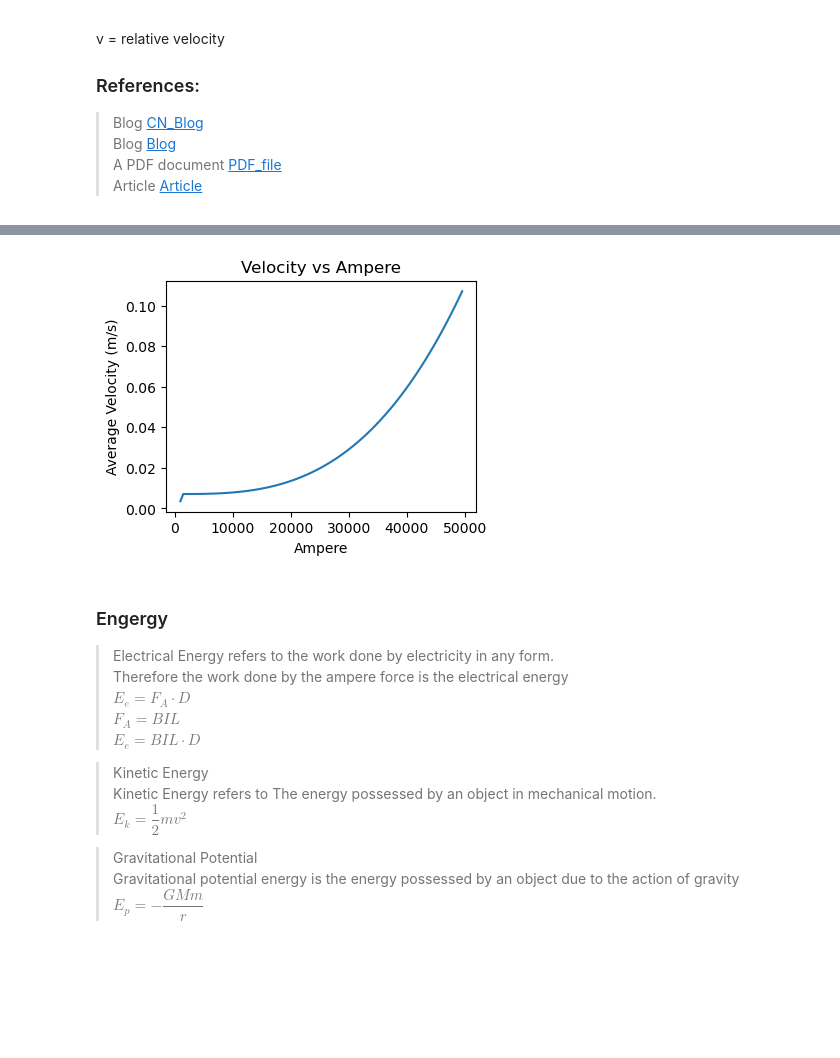
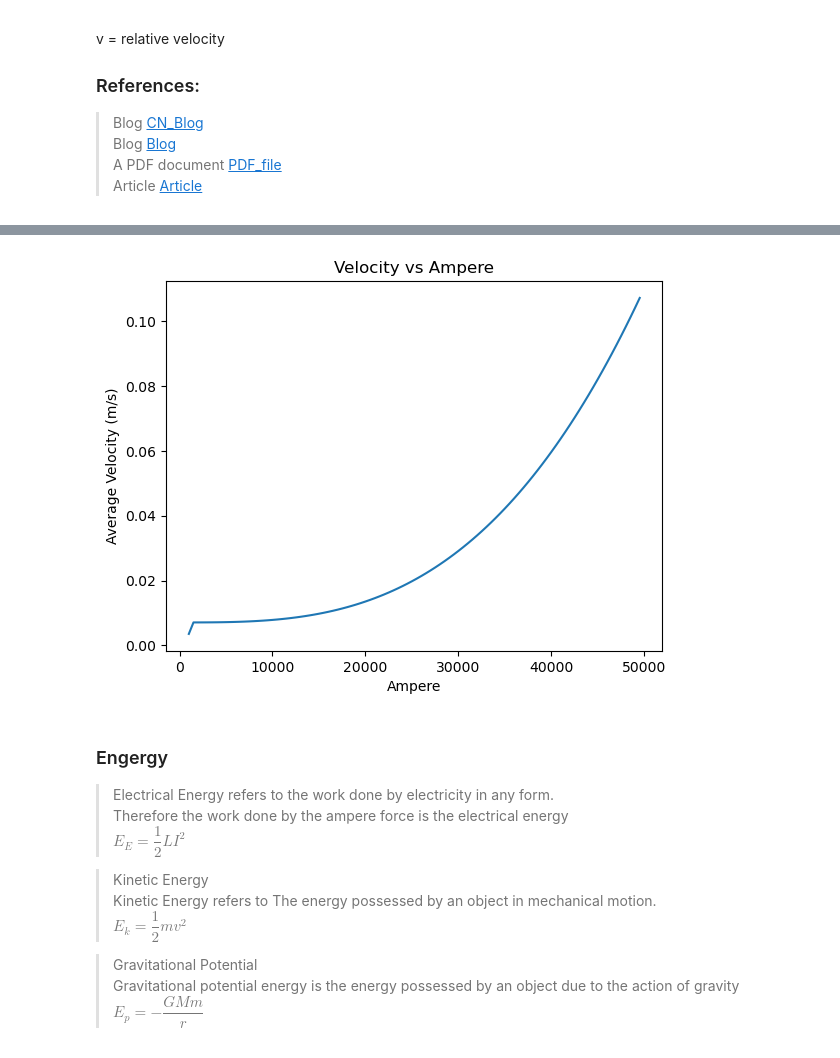
Before and after one commit to GoodrainCN/comph, a Jupyter notebook: PROJECT1/main.ipynb, the cells around one changed output, grey strips where cells are left out. Drawn from its saved outputs; the diff is of its cells as text; code cells hidden in the pictures; blank space fills up the shorter version.

```diff
--- a/PROJECT1/main.ipynb
+++ b/PROJECT1/main.ipynb
@@ -150,9 +150,25 @@ class simulation:
     def __init__(self):
         self.mu = 4 * np.pi * 10**-7 #H/m
         self.dt = 0.001 #s
+        self.A = 0.0001 #m^2
         self.air_density = 1.225 #kg/m^3
+
     def update_current(self, ampere=1):
         self.ampere = ampere
+
+    def get_inductance(self,turn,A,length):
+        self.L = (self.mu * turn * A) / length
+        return self.L
+
+    def get_electric_energy(self,inductance,current):
+        return 0.5 * inductance * (current**2)
+
+    def get_kinetic_energy(self,mass,velocity):
+        velocity = velocity * 3.4
+        return 0.5 * mass * (velocity**2)
+
+    def get_gravi_pol(self,mass,height):
+        return mass * self.g * height
 
     def get_magnetic_induction(self,ampere,length=0.1,turn=200):
         # self.B = (self.mu * ampere) / (2 * np.pi * radius)
@@ -244,12 +260,13 @@ def run():
 
     x = np.arange(0,time-sim.dt,sim.dt)
     import matplotlib.pyplot as plt
-    plt.figure(figsize=(4,3))
+    # plt.figure(figsize=(4,3))
     plt.plot(X_DATA,Y_DATA)
     text = "Ampere: " + str(ampere) + "A"
     plt.title("X & Y Position | " + text)
     plt.xlabel('X Position (m)')
     plt.ylabel("Y Position (m)")
+    plt.savefig("markdown_img/XYPos.png")
     plt.show()
     print(f"Time: {time}s")
 run()
@@ -296,42 +313,41 @@ def run_vel_cur():
             ACC_DATA.append(acc)
             VEL_DATA.append(vel)
             X_DATA.append(pos)
             Y_DATA.append(object.get_y())
 
             MI = sim.get_magnetic_induction(ampere,radius)
             AF = sim.get_ampere_force(MI,ampere,length)
 
             object.update_acc(AF,object.mass)
             acc = object.get_acc()
             object.update_velocity(acc)
             vel = object.get_velocity()
             object.update_x_pos(vel)
             pos = object.get_x()
             time += sim.dt
 
         AVG_VEL = sum(VEL_DATA) / len(VEL_DATA)
         AVG_VEL_DATA.append(AVG_VEL)
         AMP_DATA.append(ampere)
     return AVG_VEL_DATA, AMP_DATA
 
 data = run_vel_cur()
 AVG_VEL_DATA = data[0]
 AMP_DATA = data[1]
-plt.figure(figsize=(4,3))
+# plt.figure(figsize=(4,3))
 plt.plot(AMP_DATA,AVG_VEL_DATA)
 plt.title("Velocity vs Ampere")
 plt.ylabel("Average Velocity (m/s)")
 plt.xlabel("Ampere")
+plt.savefig("markdown_img/Velocity.png")
 plt.show()
 # %% [output]
-[figure, old version]
+[figure, new version]
 # %% [markdown]
 ### Engergy
 >Electrical Energy refers to the work done by electricity in any form.
 Therefore the work done by the ampere force is the electrical energy
-$E_{e}=F_{A}\cdot D$
-$F_{A}=BIL$
-$E_{e}=BIL\cdot D$
+$E_{E}=\dfrac{1}{2}LI^{2}$
 
 >Kinetic Energy
 Kinetic Energy refers to The energy possessed by an object in mechanical motion.
```
Also changed, not shown: parts of 2 cells of this notebook, 3 other files.
